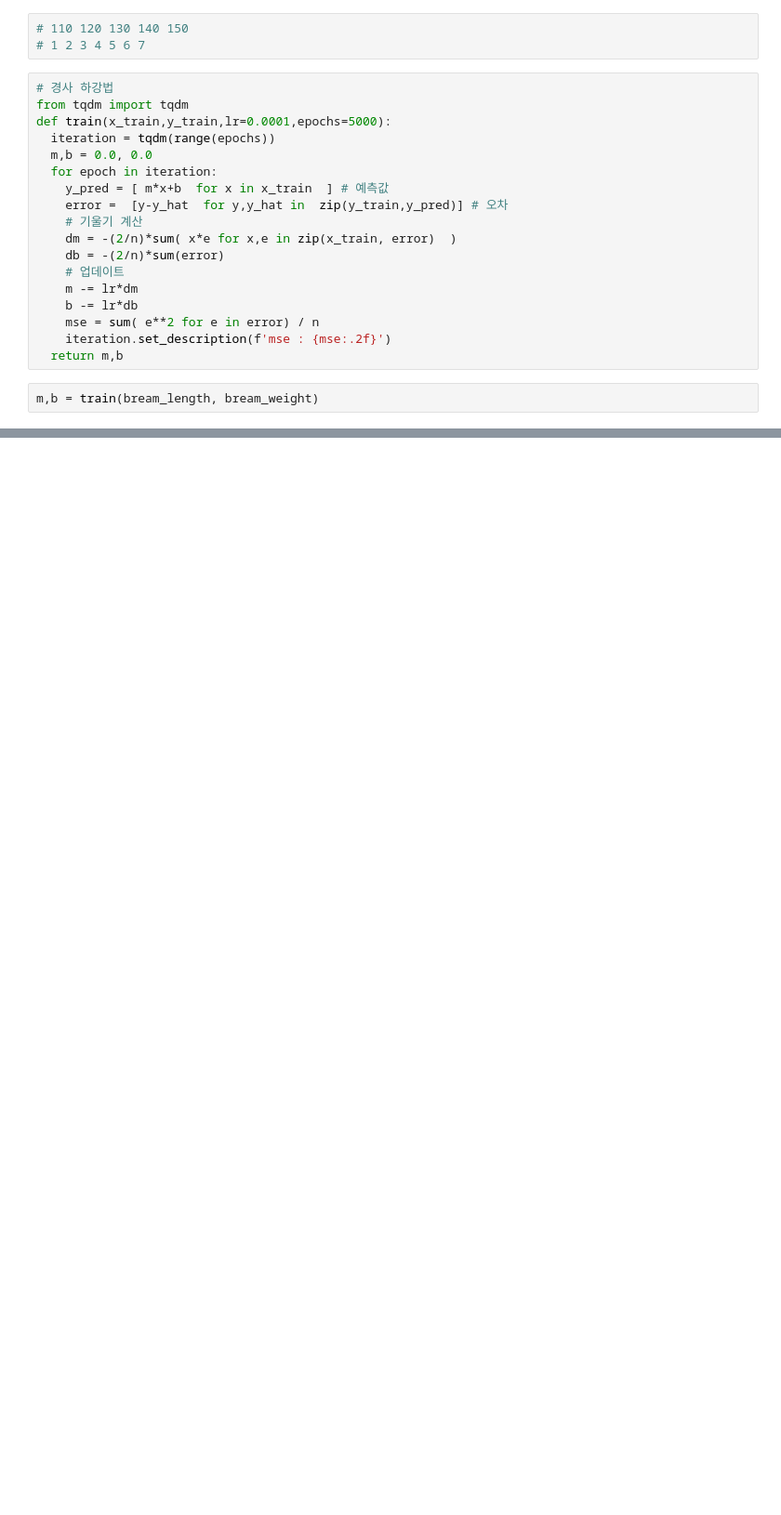
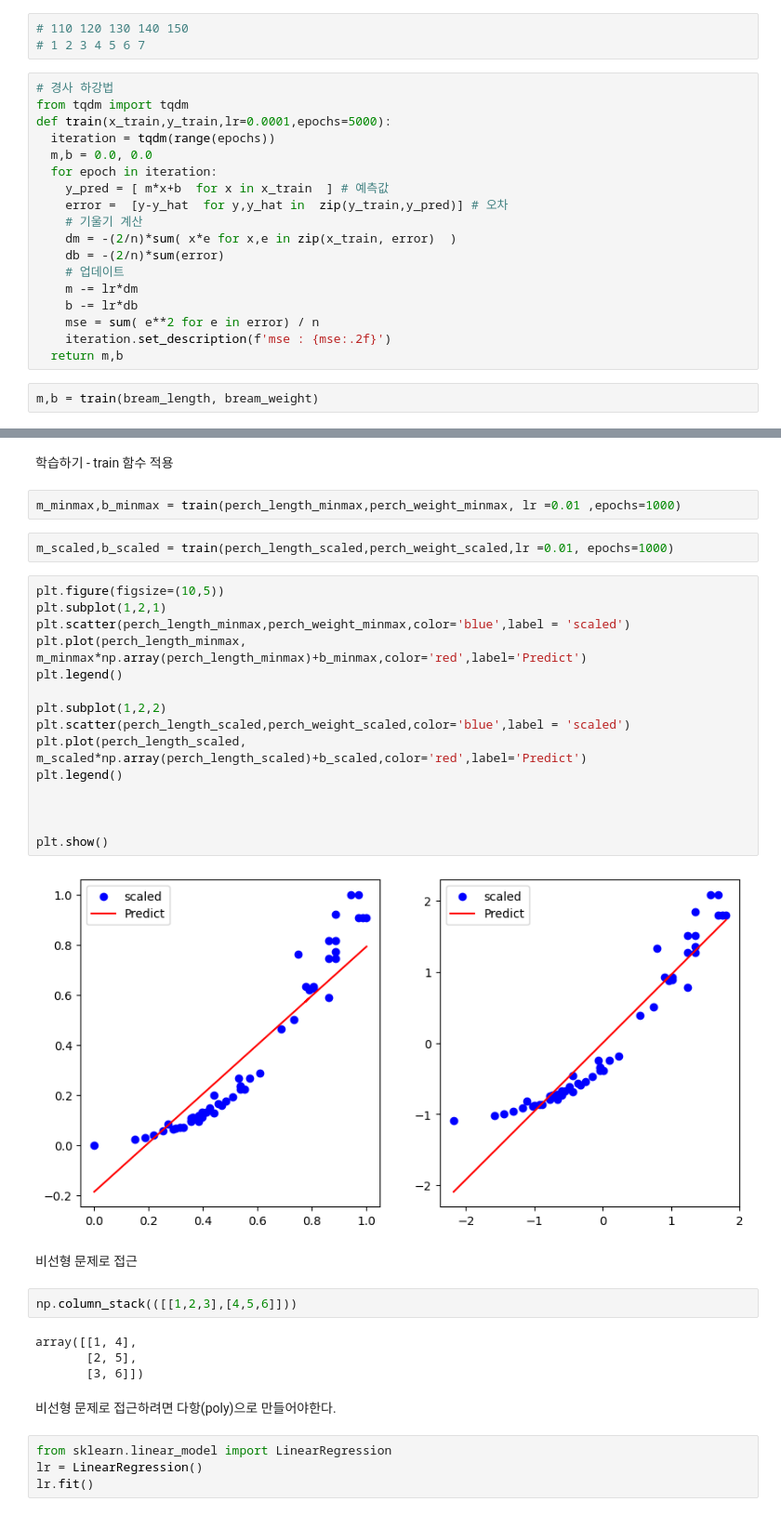
Before and after one commit to leekyuyoung-ai/AI, a Jupyter notebook: 1_10_회귀.ipynb, the cells around one changed output, grey strips where cells are left out. Shown at 93% size. Cells and saved outputs as stored; diff of their text form; blank space fills up the shorter version.

```diff
--- a/1_10_회귀.ipynb
+++ b/1_10_회귀.ipynb
@@ -127,0 +188,37 @@ plt.show()
+# %% [markdown]
+학습하기 - train 함수 적용
+# %%
+m_minmax,b_minmax = train(perch_length_minmax,perch_weight_minmax, lr =0.01 ,epochs=1000)
+# %%
+m_scaled,b_scaled = train(perch_length_scaled,perch_weight_scaled,lr =0.01, epochs=1000)
+# %%
+plt.figure(figsize=(10,5))
+plt.subplot(1,2,1)
+plt.scatter(perch_length_minmax,perch_weight_minmax,color='blue',label = 'scaled')
+plt.plot(perch_length_minmax, m_minmax*np.array(perch_length_minmax)+b_minmax,color='red',label='Predict')
+plt.legend()
+
+plt.subplot(1,2,2)
+plt.scatter(perch_length_scaled,perch_weight_scaled,color='blue',label = 'scaled')
+plt.plot(perch_length_scaled, m_scaled*np.array(perch_length_scaled)+b_scaled,color='red',label='Predict')
+plt.legend()
+
+
+
+plt.show()
+# %% [output]
+[figure, added]
+# %% [markdown]
+비선형 문제로 접근
+# %%
+np.column_stack(([[1,2,3],[4,5,6]]))
+# %% [output]
+array([[1, 4],
+       [2, 5],
+       [3, 6]])
+# %% [markdown]
+비선형 문제로 접근하려면 다항(poly)으로 만들어야한다.
+# %%
+from sklearn.linear_model import LinearRegression
+lr = LinearRegression()
+lr.fit()
```
Also changed, not shown: parts of 8 cells of this notebook.
